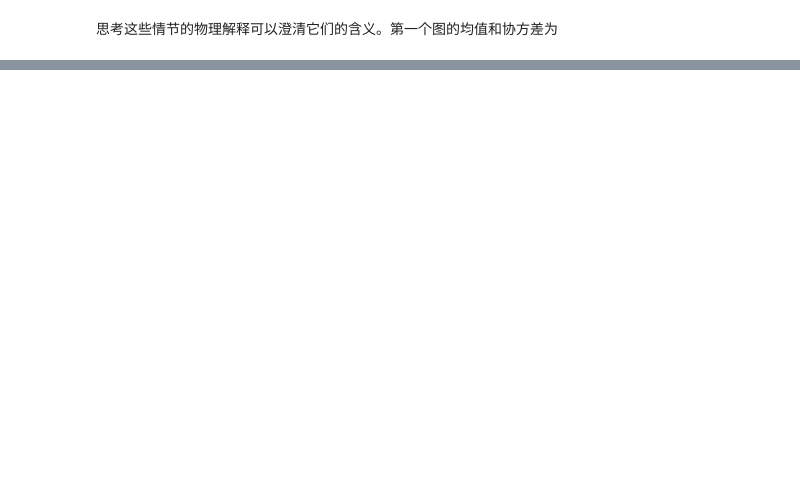
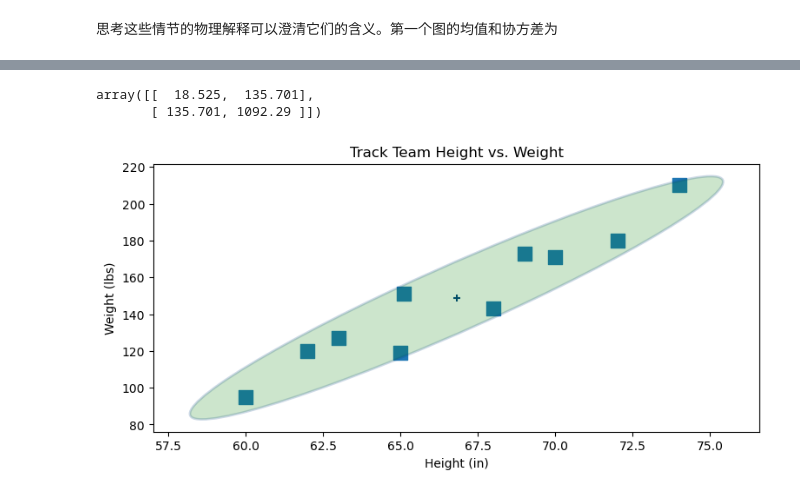
Before and after one commit to SunJianboGitHub/KalmanFilter, a Jupyter notebook: 05-多元高斯.ipynb, the cells around one changed output, grey strips where cells are left out. Cells and saved outputs as stored; diff of their text form; code cells hidden in the pictures; blank space fills up the shorter version.

```diff
--- a/05-多元高斯.ipynb
+++ b/05-多元高斯.ipynb
@@ -340,0 +376,14 @@ plot_cov_ellipse_colormap(cov=[[2, 1.2], [1.2, 1.3]])
+# %%
+cov_hw = np.cov(np.vstack((height, weight)), bias=1)
+cov_hw
+# %% [output]
+array([[  18.525,  135.701],
+       [ 135.701, 1092.29 ]])
+# %%
+plt.scatter(height, weight, s=120, marker='s')
+plt.title('Track Team Height vs. Weight')
+plt.xlabel('Height (in)'); plt.ylabel('Weight (lbs)')
+plot_covariance_ellipse((np.mean(height), np.mean(weight)), cov_hw, fc='g',
+                        alpha=0.2, axis_equal=False, std=2)
+# %% [output]
+[figure, added]
```
Also changed, not shown: parts of 18 cells of this notebook.
